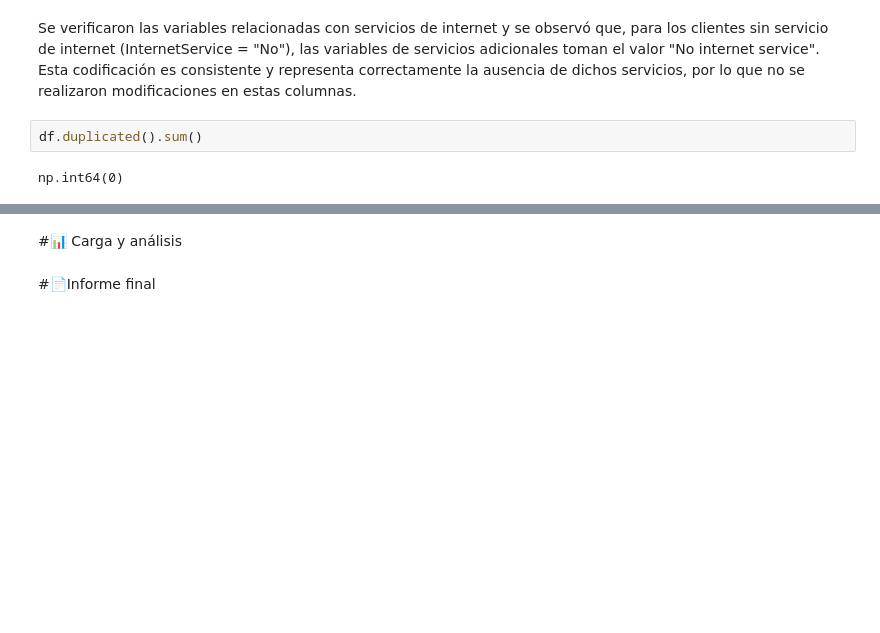
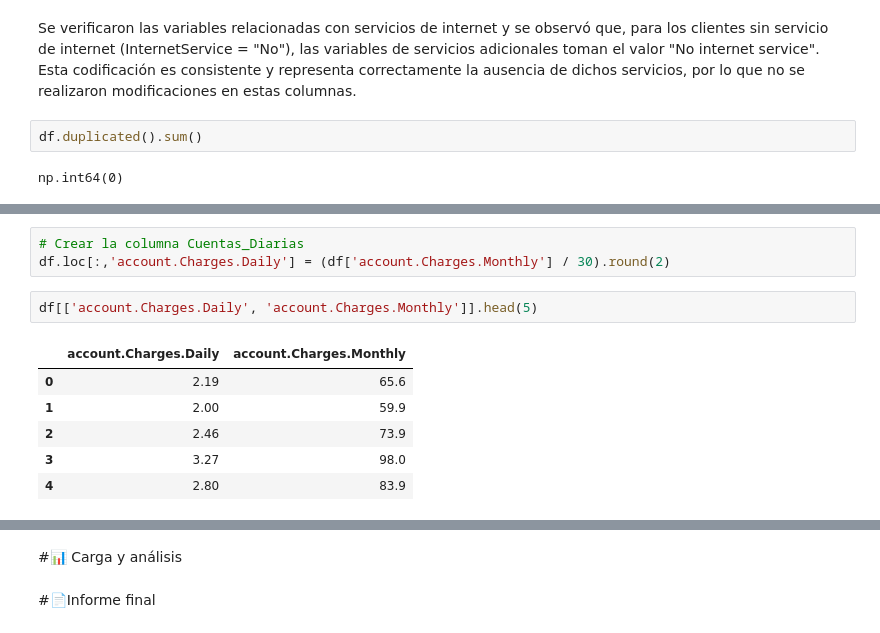
Before and after one commit to yaramirezte/TelecomX_LATAM, a Jupyter notebook: TelecomX_LATAM.ipynb, the cells around one changed output, grey strips where cells are left out. Saved outputs shown, nothing was run; the diff lists cells and outputs as text; blank space fills up the shorter version.

```diff
--- a/TelecomX_LATAM.ipynb
+++ b/TelecomX_LATAM.ipynb
@@ -376,3 +419,15 @@ memory usage: 1.2+ MB
 | 75% | NaN | NaN | NaN | 0.000000 | NaN | NaN | ... |
 | max | NaN | NaN | NaN | 1.000000 | NaN | NaN | ... |
 11 rows × 21 columns
+# %%
+# Crear la columna Cuentas_Diarias
+df.loc[:,'account.Charges.Daily'] = (df['account.Charges.Monthly'] / 30).round(2)
+# %%
+df[['account.Charges.Daily', 'account.Charges.Monthly']].head(5)
+# %% [output]
+|  | account.Charges.Daily | account.Charges.Monthly |
+| 0 | 2.19 | 65.6 |
+| 1 | 2.00 | 59.9 |
+| 2 | 2.46 | 73.9 |
+| 3 | 3.27 | 98.0 |
+| 4 | 2.80 | 83.9 |
```
Also changed, not shown: parts of 21 cells of this notebook.
